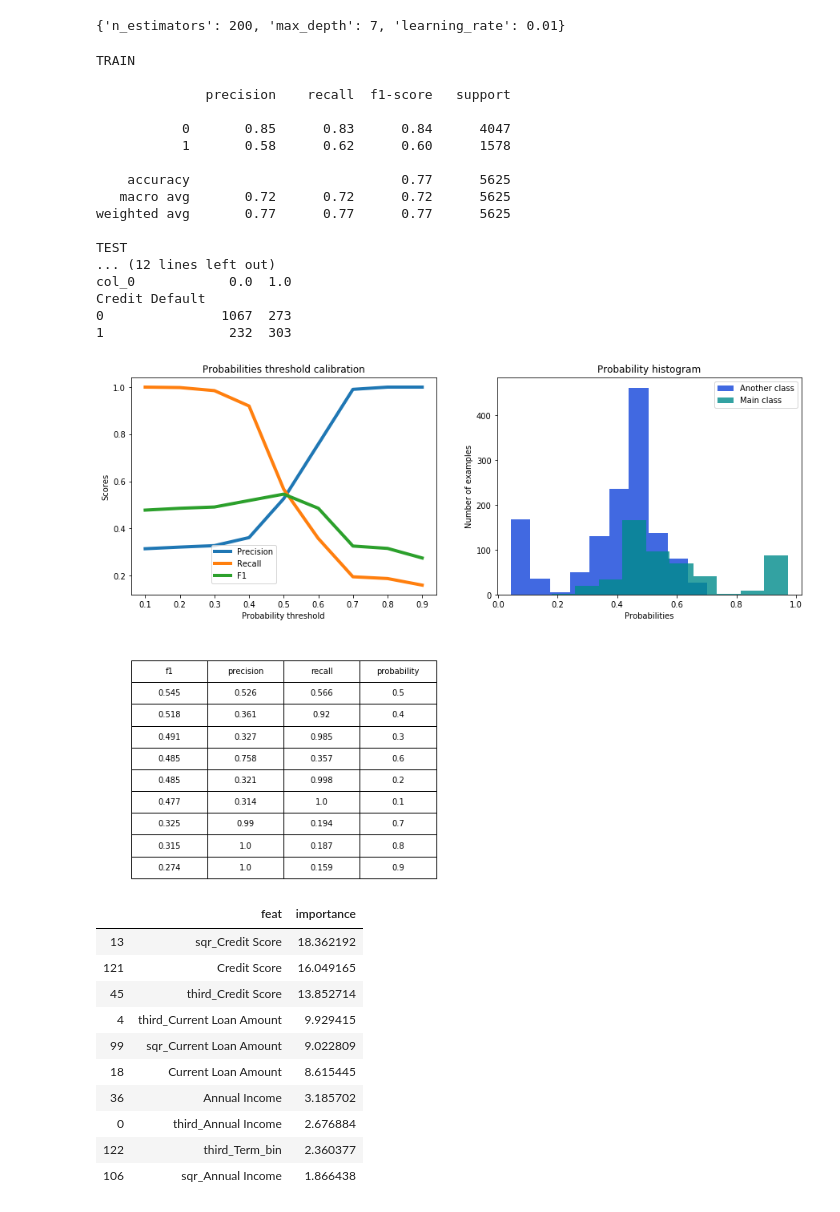
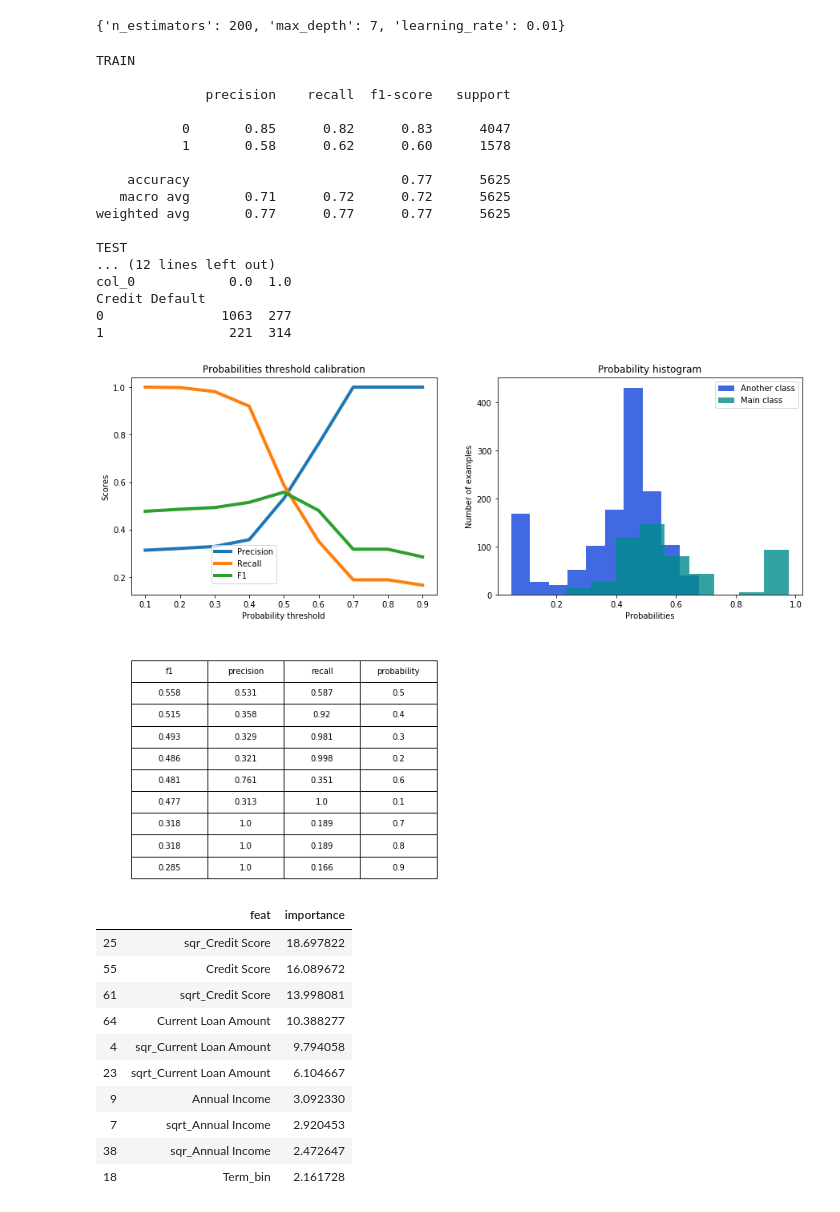
Before and after one commit to fogugy/gb_ds2_coursework, a Jupyter notebook: YZinovev_solution.ipynb, the cells around one changed output. Cells and saved outputs as stored; diff of their text form; code cells hidden in the pictures.

```diff
--- a/YZinovev_solution.ipynb
+++ b/YZinovev_solution.ipynb
@@ -188,7 +183,8 @@ def sqr_numeric(df):
     for c in cols:
         if np.issubdtype(df[c].dtype, np.number):
             df[f'sqr_{c}'] = df[c] * df[c]
-            df[f'third_{c}'] = df[c] * df[c] * df[c]
+#             df[f'third_{c}'] = df[c] * df[c] * df[c]
+            df[f'sqrt_{c}'] = df[c]**0.5
     return df
 # %% [markdown]
 **Dummies**
@@ -212,12 +208,11 @@ def rename(df):
 def prepare_data(df):
     df = df.copy()
     df = fill_na(df)
-    df = fix_outlier(df)
+#     df = cross_numeric(df)
+    df = sqr_numeric(df)
     df = dummies(df)
     df = set_id(df)
     df = rename(df)
-#     df = cross_numeric(df)
-    df = sqr_numeric(df)
     return df
 # %%
 train_prepared = prepare_data(data_train)
@@ -357,11 +373,11 @@ def show_proba_calibration_plots(y_predicted_probs, y_true_labels):
 
     plt.show()
 # %%
-model_catb = catb.CatBoostClassifier(class_weights=[1, 2.5], silent=True, random_state=21, **best_params_)
-model_catb.fit(X_train, y_train)
+model_catb_final = catb.CatBoostClassifier(class_weights=[1, 2.5], silent=True, random_state=21, **best_params_)
+model_catb_final.fit(X_train, y_train)
 
-y_train_pred = model_catb.predict(X_train)
-y_test_pred = model_catb.predict(X_test)
+y_train_pred = model_catb_final.predict(X_train)
+y_test_pred = model_catb_final.predict(X_test)
 
 get_classification_report(y_train, y_train_pred, y_test, y_test_pred)
 # %% [output]
@@ -369,39 +385,39 @@ TRAIN
 
               precision    recall  f1-score   support
 
-           0       0.85      0.83      0.84      4047
+           0       0.85      0.82      0.83      4047
            1       0.58      0.62      0.60      1578
 
     accuracy                           0.77      5625
-   macro avg       0.72      0.72      0.72      5625
+   macro avg       0.71      0.72      0.72      5625
 weighted avg       0.77      0.77      0.77      5625
 
 TEST
 ... (12 lines left out)
 col_0            0.0  1.0
 Credit Default
-0               1067  273
-1                232  303
+0               1063  277
+1                221  314
 # %%
-y_test_pred_probs = model_catb.predict_proba(X_test)
+y_test_pred_probs = model_catb_final.predict_proba(X_test)
 show_proba_calibration_plots(y_test_pred_probs[:, 1], y_test)
 # %% [output]
-[figure, old version]
+[figure, new version]
 # %%
-feat_imp = pd.DataFrame({'feat': FEATURE_NAMES_SELECTED, 'importance': model_catb.get_feature_importance()})
+feat_imp = pd.DataFrame({'feat': model_catb_final.feature_names_, 'importance': model_catb_final.get_feature_importance()})
 feat_imp.sort_values('importance', ascending=False).head(10)
 # %% [output]
 |  | feat | importance |
-| 13 | sqr_Credit Score | 18.362192 |
-| 121 | Credit Score | 16.049165 |
-| 45 | third_Credit Score | 13.852714 |
-| 4 | third_Current Loan Amount | 9.929415 |
-| 99 | sqr_Current Loan Amount | 9.022809 |
-| 18 | Current Loan Amount | 8.615445 |
-| 36 | Annual Income | 3.185702 |
-| 0 | third_Annual Income | 2.676884 |
-| 122 | third_Term_bin | 2.360377 |
-| 106 | sqr_Annual Income | 1.866438 |
+| 25 | sqr_Credit Score | 18.697822 |
+| 55 | Credit Score | 16.089672 |
+| 61 | sqrt_Credit Score | 13.998081 |
+| 64 | Current Loan Amount | 10.388277 |
+| 4 | sqr_Current Loan Amount | 9.794058 |
+| 23 | sqrt_Current Loan Amount | 6.104667 |
+| 9 | Annual Income | 3.092330 |
+| 7 | sqrt_Annual Income | 2.920453 |
+| 38 | sqr_Annual Income | 2.472647 |
+| 18 | Term_bin | 2.161728 |
 # %%
 test_prepared = prepare_data(data_test)
 for col in diff(train_prepared.columns, test_prepared.columns):
```
Also changed, not shown: parts of 7 cells of this notebook, 9 other files.
